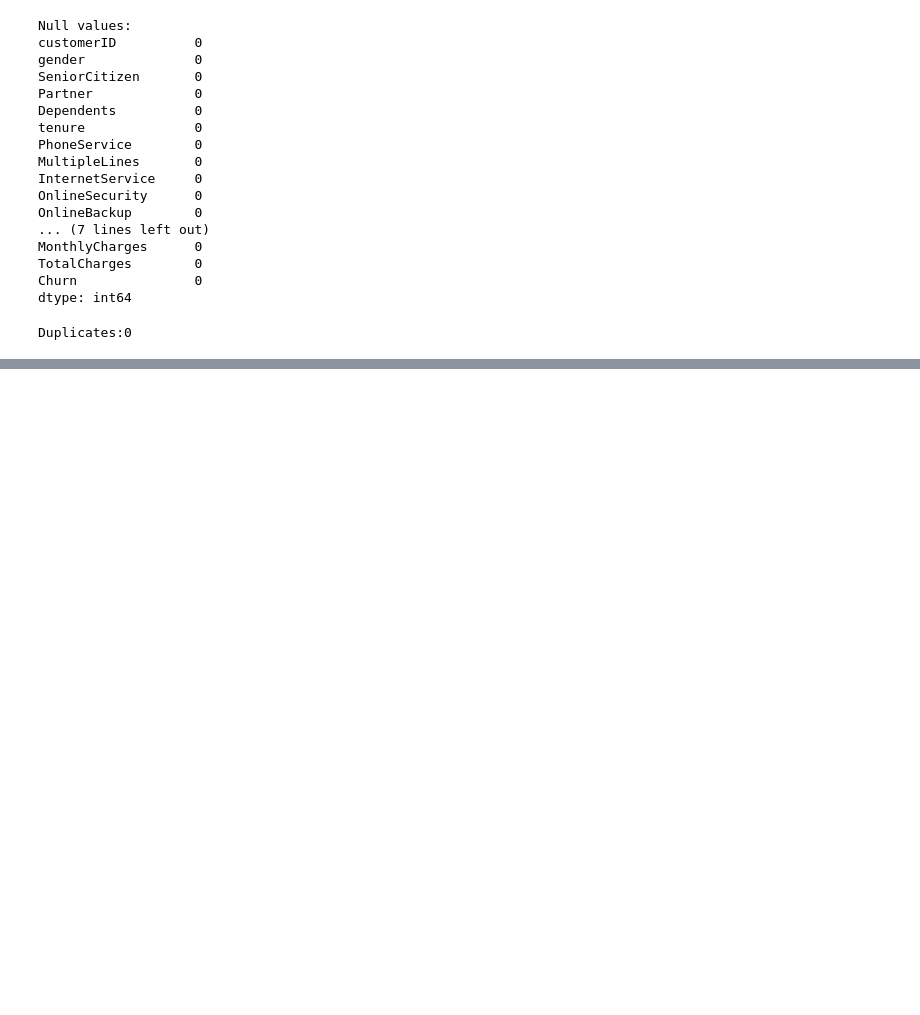
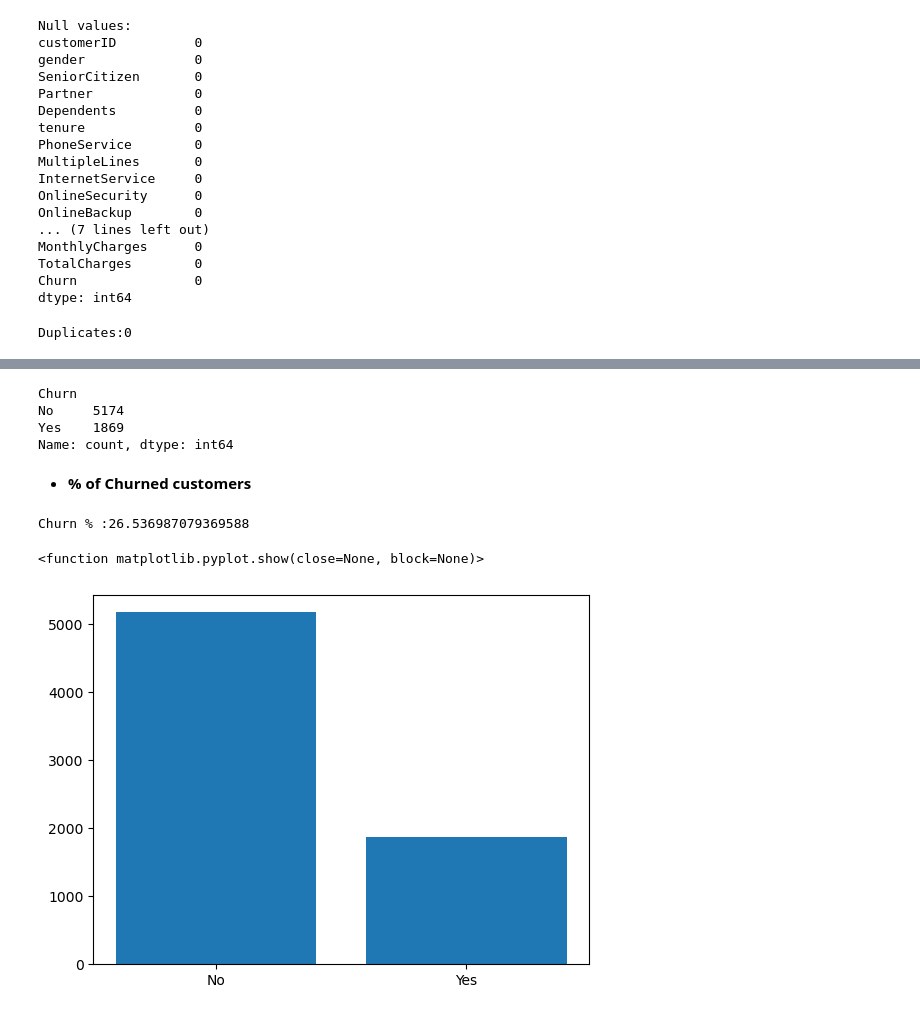
Before and after one commit to anup-ds/Churnsense, a Jupyter notebook: notebooks/01.EDA.ipynb, the cells around one changed output, grey strips where cells are left out. Cells and saved outputs as stored; diff of their text form; code cells hidden in the pictures; blank space fills up the shorter version.

```diff
--- a/notebooks/01.EDA.ipynb
+++ b/notebooks/01.EDA.ipynb
@@ -48,0 +127,2 @@ Duplicates:0
+# %%
+df["TotalCharges"].fillna(df["TotalCharges"].median(),inplace=True)
@@ -48,0 +149,19 @@ Duplicates:0
+# %%
+df["Churn"].value_counts()
+# %% [output]
+Churn
+No     5174
+Yes    1869
+Name: count, dtype: int64
+# %% [markdown]
+- **% of Churned customers**
+# %%
+print(f"Churn % :{(((df["Churn"].value_counts()[1:2])/df.shape[0])*100).iloc[0]}")
+# %% [output]
+Churn % :26.536987079369588
+# %%
+plt.bar(df["Churn"].value_counts().index,df["Churn"].value_counts())
+plt.show
+# %% [output]
+<function matplotlib.pyplot.show(close=None, block=None)>
+[figure, added]
```
Also changed, not shown: parts of 50 cells of this notebook.
